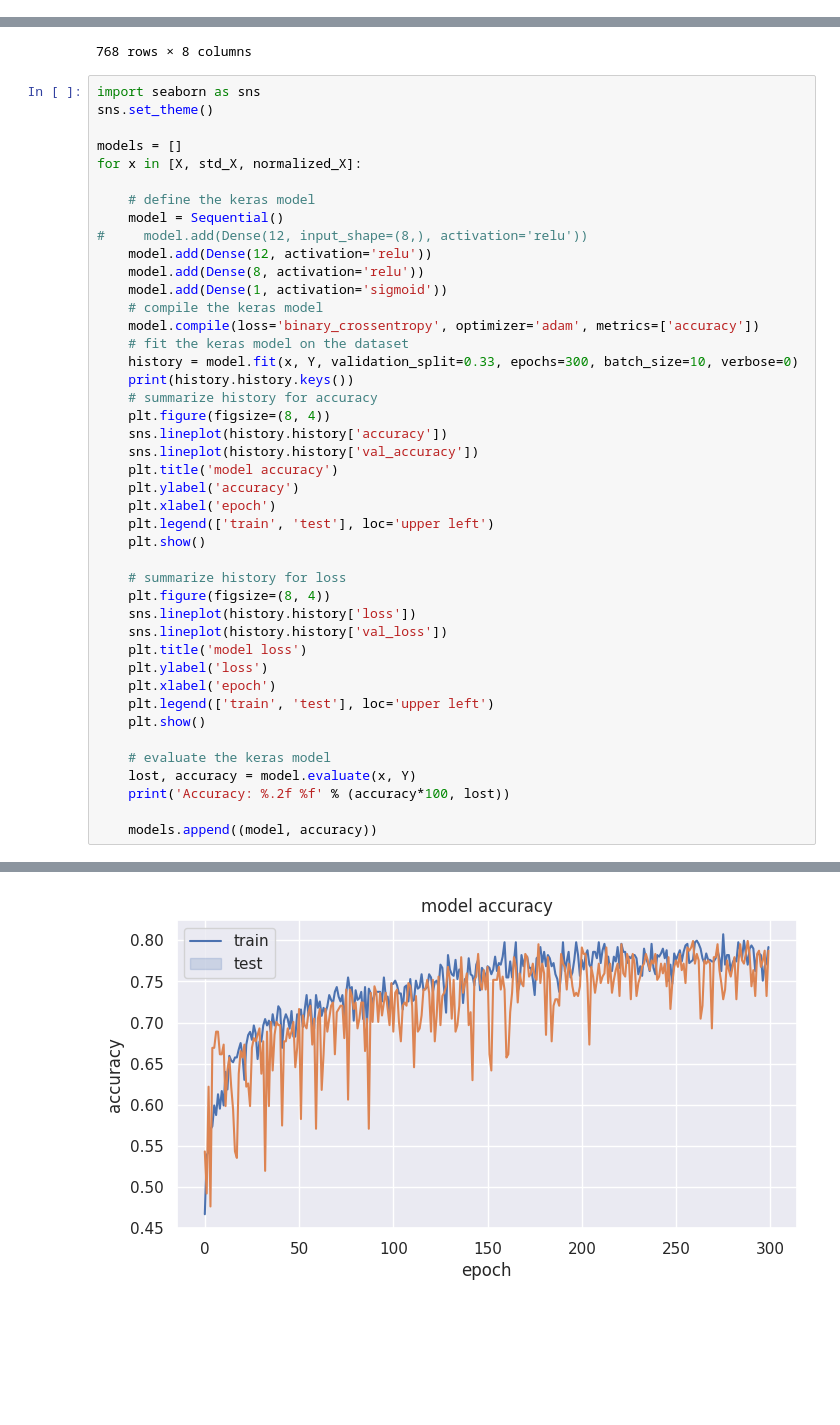
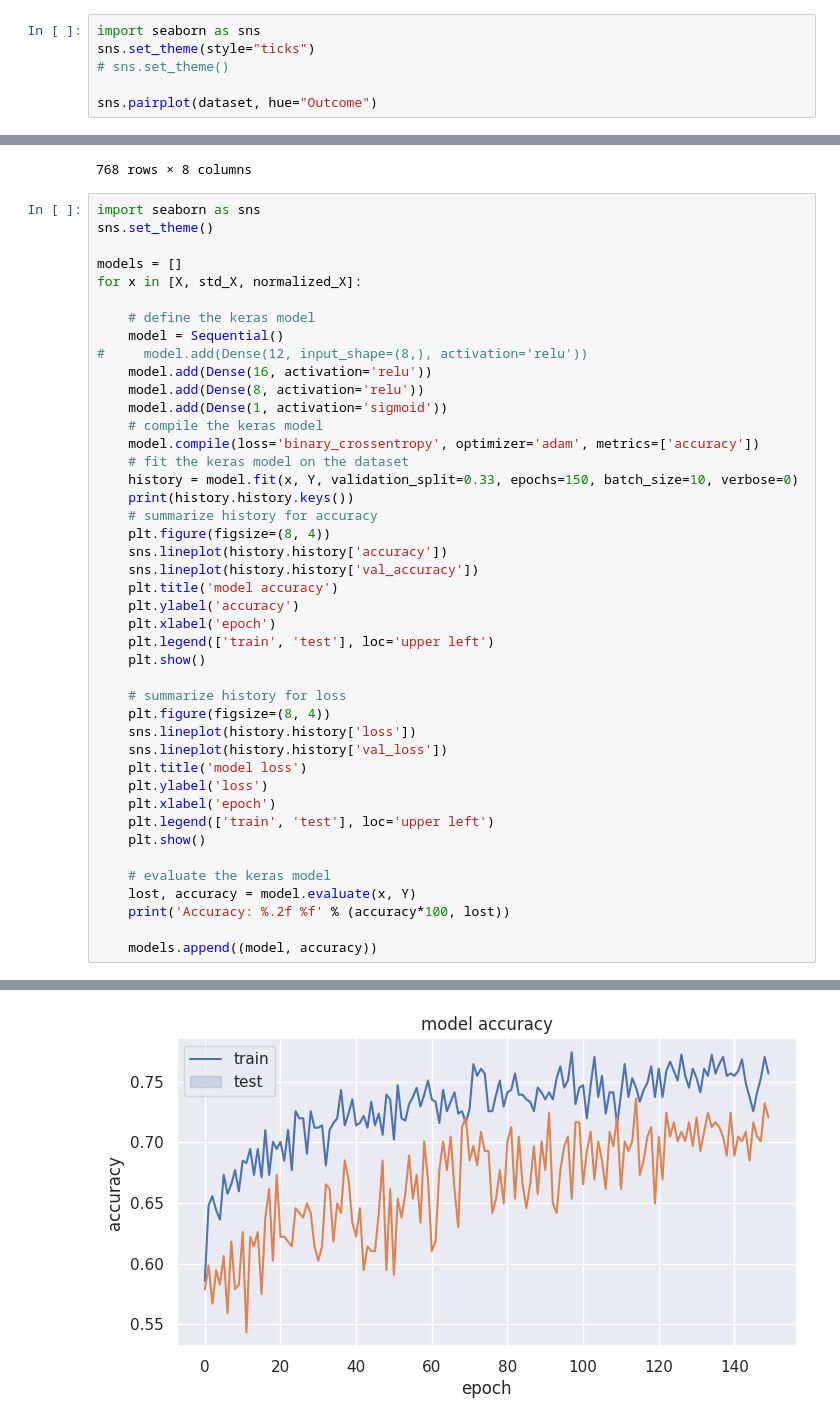
Before and after one commit to mu-triv/diabetes_predictions, a Jupyter notebook: diabetes.ipynb, the cells around one changed output, grey strips where cells are left out. Saved outputs shown, nothing was run; the diff lists cells and outputs as text; blank space fills up the shorter version.

```diff
--- a/diabetes.ipynb
+++ b/diabetes.ipynb
@@ -75,3 +74,9 @@ for col in dataset.drop("Outcome", axis=1).columns:
 [figure]
 [figure]
 [figure]
+# %%
+import seaborn as sns
+sns.set_theme(style="ticks")
+# sns.set_theme()
+
+sns.pairplot(dataset, hue="Outcome")
@@ -168,39 +176,39 @@ for x in [X, std_X, normalized_X]:
     # define the keras model
     model = Sequential()
 #     model.add(Dense(12, input_shape=(8,), activation='relu'))
-    model.add(Dense(12, activation='relu'))
+    model.add(Dense(16, activation='relu'))
     model.add(Dense(8, activation='relu'))
     model.add(Dense(1, activation='sigmoid'))
     # compile the keras model
     model.compile(loss='binary_crossentropy', optimizer='adam', metrics=['accuracy'])
     # fit the keras model on the dataset
-    history = model.fit(x, Y, validation_split=0.33, epochs=300, batch_size=10, verbose=0)
+    history = model.fit(x, Y, validation_split=0.33, epochs=150, batch_size=10, verbose=0)
     print(history.history.keys())
     # summarize history for accuracy
     plt.figure(figsize=(8, 4))
     sns.lineplot(history.history['accuracy'])
     sns.lineplot(history.history['val_accuracy'])
     plt.title('model accuracy')
     plt.ylabel('accuracy')
     plt.xlabel('epoch')
     plt.legend(['train', 'test'], loc='upper left')
     plt.show()
 
     # summarize history for loss
     plt.figure(figsize=(8, 4))
     sns.lineplot(history.history['loss'])
     sns.lineplot(history.history['val_loss'])
     plt.title('model loss')
     plt.ylabel('loss')
     plt.xlabel('epoch')
     plt.legend(['train', 'test'], loc='upper left')
     plt.show()
 
     # evaluate the keras model
     lost, accuracy = model.evaluate(x, Y)
     print('Accuracy: %.2f %f' % (accuracy*100, lost))
 
     models.append((model, accuracy))
 # %% [output]
 dict_keys(['accuracy', 'loss', 'val_accuracy', 'val_loss'])
-[figure, old version]
+[figure, new version]
```
Also changed, not shown: parts of 8 cells of this notebook.
